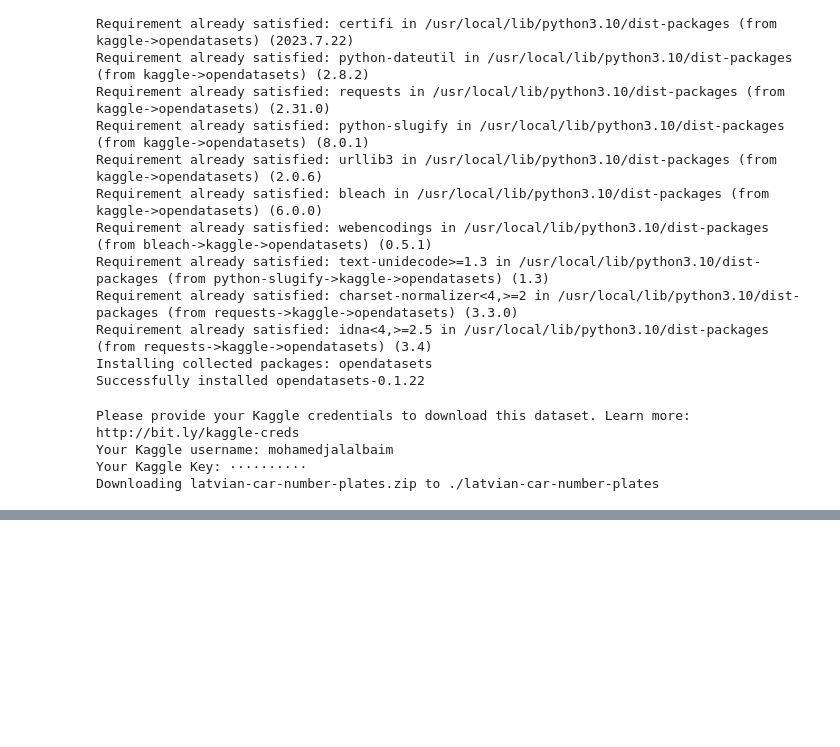
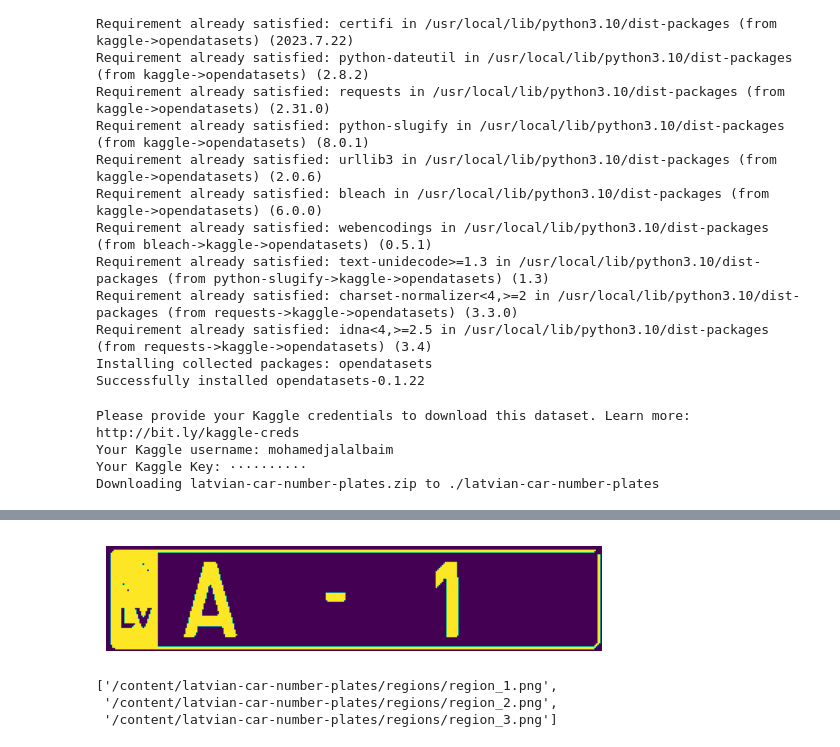
Before and after one commit to Jalalbaim/Number_Plate_Recognition, a Jupyter notebook: NumberPlate_recognition.ipynb, the cells around one changed output, grey strips where cells are left out. Drawn from its saved outputs; the diff is of its cells as text; code cells hidden in the pictures; blank space fills up the shorter version.

```diff
--- a/NumberPlate_recognition.ipynb
+++ b/NumberPlate_recognition.ipynb
@@ -84,0 +70,16 @@ for i in range(10):
+# %%
+# segmentation
+def segmentation(img):
+  _, image_segmentee = cv2.threshold(img, 0, 255, cv2.THRESH_BINARY + cv2.THRESH_OTSU)
+  # post traitement
+  so = cv2.getStructuringElement(cv2.MORPH_ELLIPSE, (2, 2))
+  f_open = cv2.morphologyEx(image_segmentee, cv2.MORPH_OPEN, so)
+  return f_open
+
+# test
+f_open = segmentation(f_corrige)
+plt.imshow(f_open)
+plt.axis('off')
+plt.show()
+# %% [output]
+[figure, added]
@@ -84,0 +104,7 @@ for i in range(10):
+# %%
+l = labeling(f_open)
+l
+# %% [output]
+['/content/latvian-car-number-plates/regions/region_1.png',
+ '/content/latvian-car-number-plates/regions/region_2.png',
+ '/content/latvian-car-number-plates/regions/region_3.png']
```
Also changed, not shown: parts of 7 cells of this notebook.
